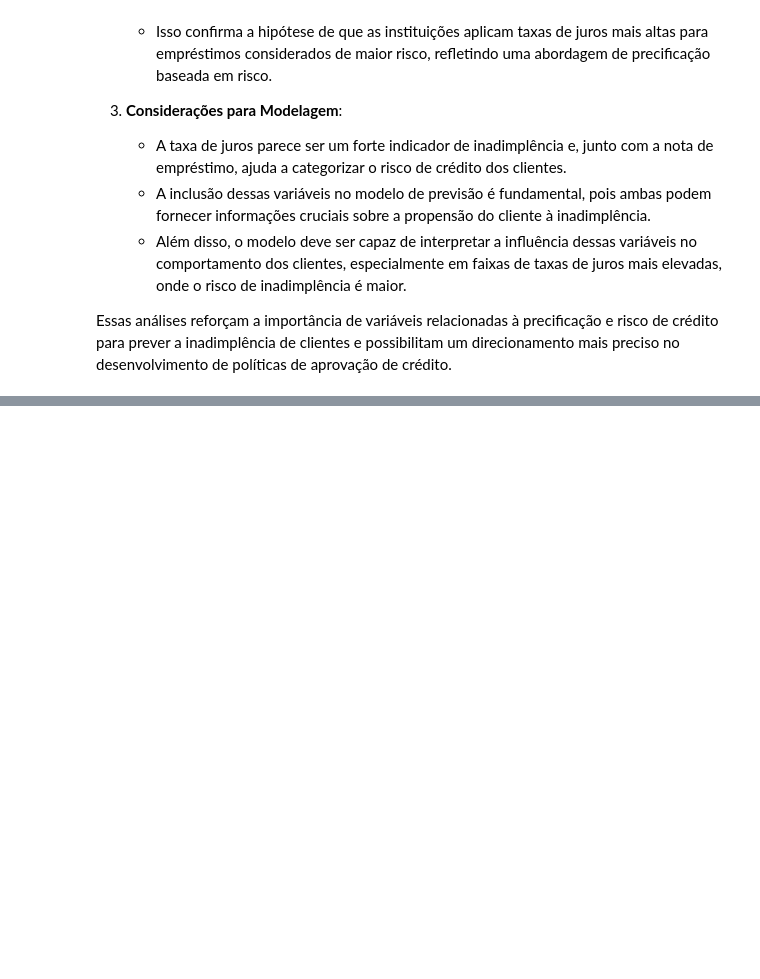
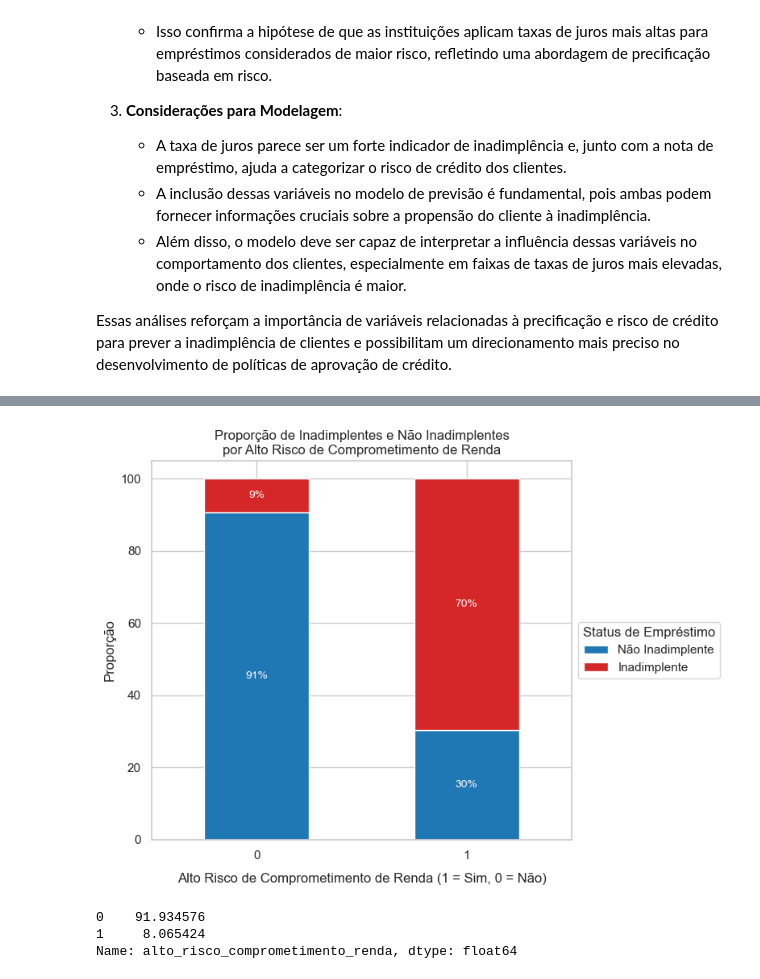
Before and after one commit to tnleite/loan-approval-prediction, a Jupyter notebook: 02-Analise/loan-approval-prediction.ipynb, the cells around one changed output, grey strips where cells are left out. Saved outputs shown, nothing was run; the diff lists cells and outputs as text; code cells hidden in the pictures; blank space fills up the shorter version.

```diff
--- a/02-Analise/loan-approval-prediction.ipynb
+++ b/02-Analise/loan-approval-prediction.ipynb
@@ -1338,0 +1398,37 @@ Essas conclusões fornecem uma direção clara para a próxima etapa de modelage
+# %%
+# Criar a nova feature binária com base no comprometimento da renda
+df['alto_risco_comprometimento_renda'] = df['percentual_emprestimo_renda'].apply(lambda x: 1 if x > 0.3 else 0)
+# %%
+# Calculando as proporções de inadimplentes e não inadimplentes
+proporcoes = df.groupby(['alto_risco_comprometimento_renda', 'status_emprestimo']).size().unstack()
+proporcoes = proporcoes.div(proporcoes.sum(axis=1), axis=0) * 100
+
+# Configurando o gráfico
+fig, ax = plt.subplots(figsize=(8, 6))
+proporcoes.plot(kind='bar', stacked=True, color=['#1f77b4', '#d62728'], ax=ax)
+plt.title('Proporção de Inadimplentes e Não Inadimplentes\npor Alto Risco de Comprometimento de Renda')
+plt.xlabel('Alto Risco de Comprometimento de Renda (1 = Sim, 0 = Não)', labelpad=10)
+plt.ylabel('Proporção')
+
+# Ajustando a posição da legenda ao lado do gráfico
+leg = plt.legend(title='Status de Empréstimo', labels=['Não Inadimplente', 'Inadimplente'], loc='center left', bbox_to_anchor=(1, 0.5))
+
+# Adicionando as porcentagens nas barras
+for p in ax.patches:
+    width, height = p.get_width(), p.get_height()
+    x, y = p.get_xy()
+    ax.text(x + width / 2, y + height / 2, f'{height:.0f}%', ha='center', va='center', color='white', fontsize=10)
+
+plt.xticks(rotation=0)  # Manter as etiquetas do eixo x na horizontal
+plt.tight_layout()  # Ajustar layout para que a legenda ao lado não sobreponha o gráfico
+plt.show()
+# %% [output]
+[figure, added]
+# %%
+# Contando os valores de cada categoria da nova feature "Alto Risco de Comprometimento de Renda"
+contagem_alto_risco = df['alto_risco_comprometimento_renda'].value_counts(normalize=True) * 100
+contagem_alto_risco
+# %% [output]
+0    91.934576
+1     8.065424
+Name: alto_risco_comprometimento_renda, dtype: float64
```
Also changed, not shown: parts of 7 cells of this notebook.
